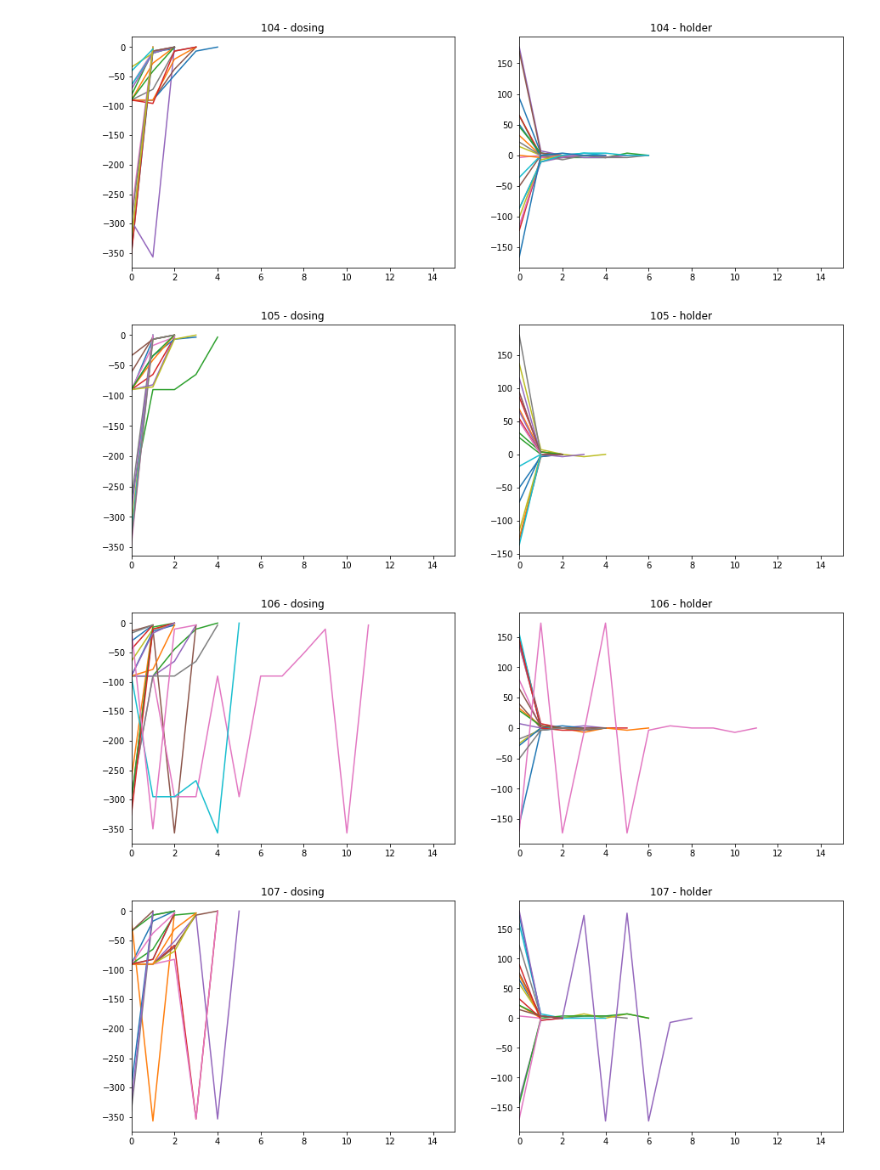
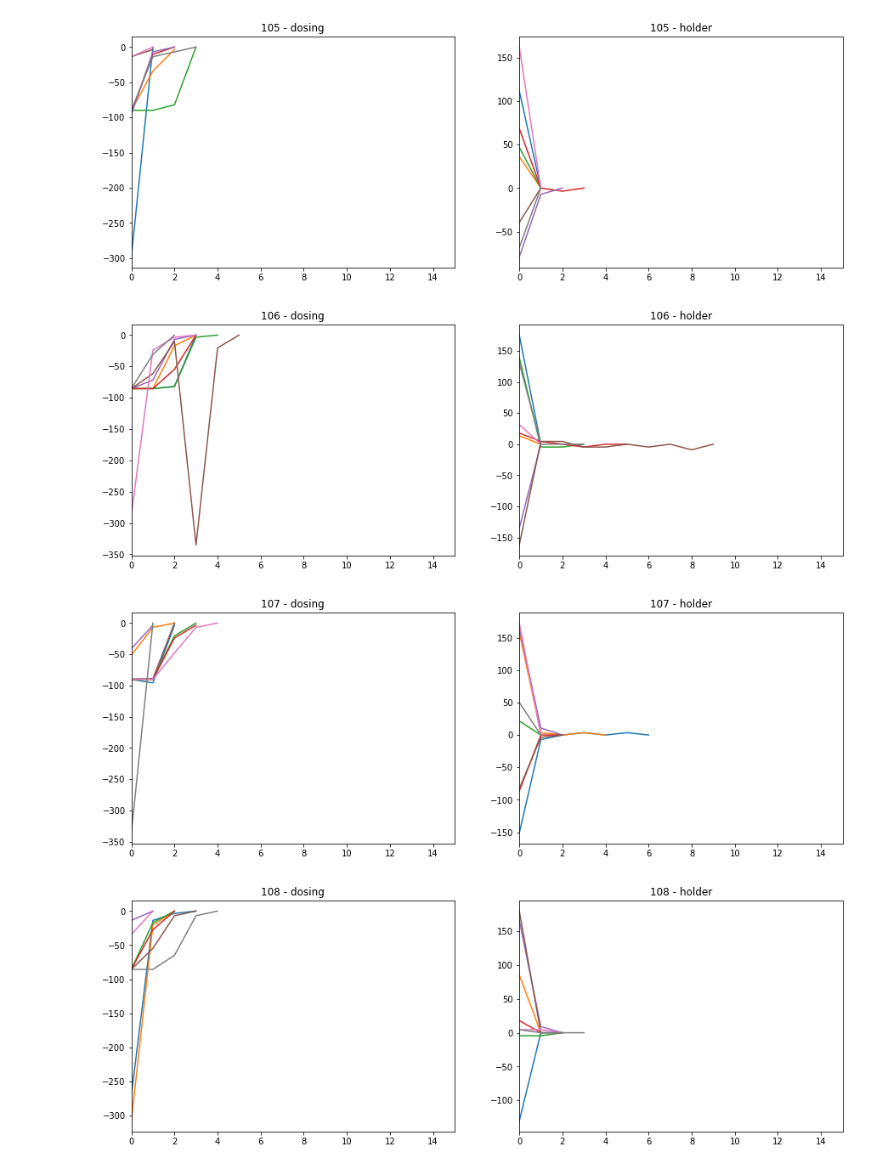
Before and after one commit to hamedty/pm, a Jupyter notebook: server/Vision Tries Analysis.ipynb, the cells around one changed output. Saved outputs shown, nothing was run; the diff lists cells and outputs as text; code cells hidden in the pictures.

```diff
--- a/server/Vision Tries Analysis.ipynb
+++ b/server/Vision Tries Analysis.ipynb
@@ -33,11 +33,13 @@ import datetime
 from bson.objectid import ObjectId
 
 now = datetime.datetime.now() - datetime.timedelta(hours=3.5)
-from_time = now - datetime.timedelta(hours=0, minutes=30)
+from_time = now - datetime.timedelta(hours=0, minutes=15)
 dummy_id = ObjectId.from_datetime(from_time)
 
 print(col.find({'component': 'dosing', "_id": {"$gte": dummy_id}}).count())
 for s in range(101,111):
+    if s == 103:
+        continue
     fig, (ax1, ax2) = plt.subplots(1, 2)
     axs = {'dosing': ax1, 'holder': ax2}
     fig.set_size_inches(15, 5, forward=True)
@@ -76,4 +80,4 @@ for s in range(101,111):
-[figure, old version]
+[figure, new version]
-[figure, old version]
+[figure, new version]
-[figure, old version]
+[figure, new version]
-[figure, old version]
+[figure, new version]
```
Also changed, not shown: parts of 2 cells of this notebook, 11 other files.
